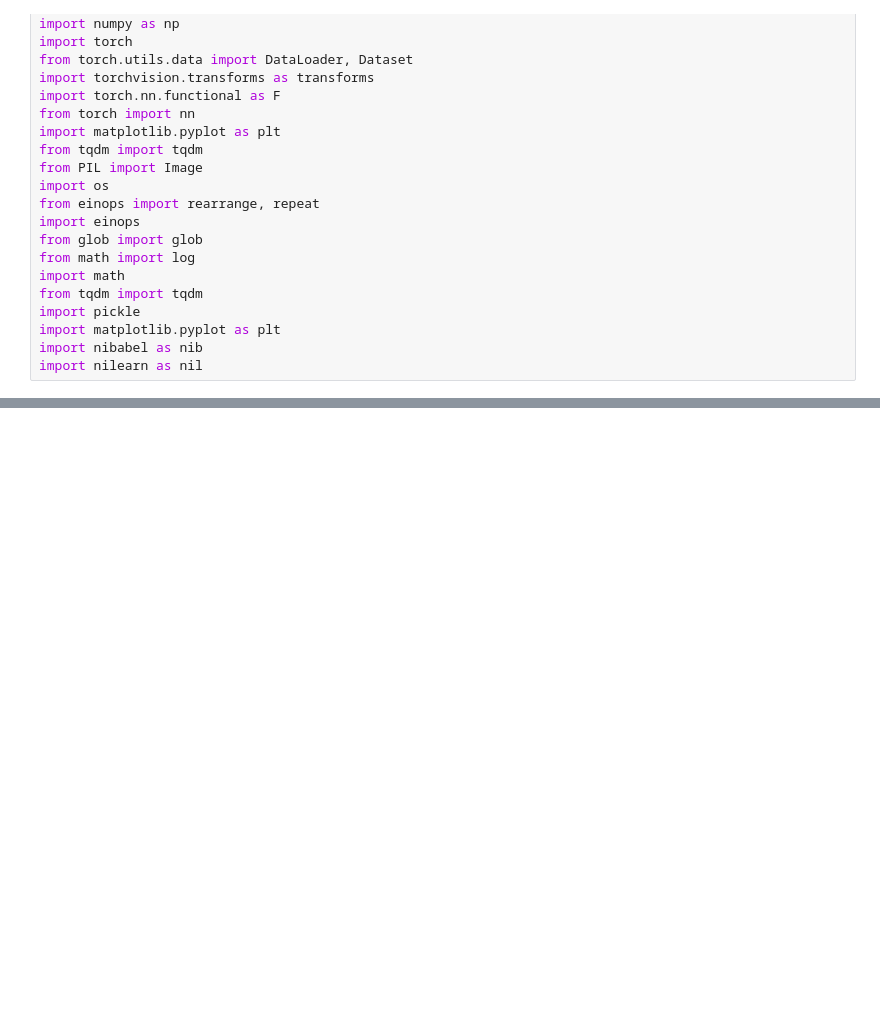
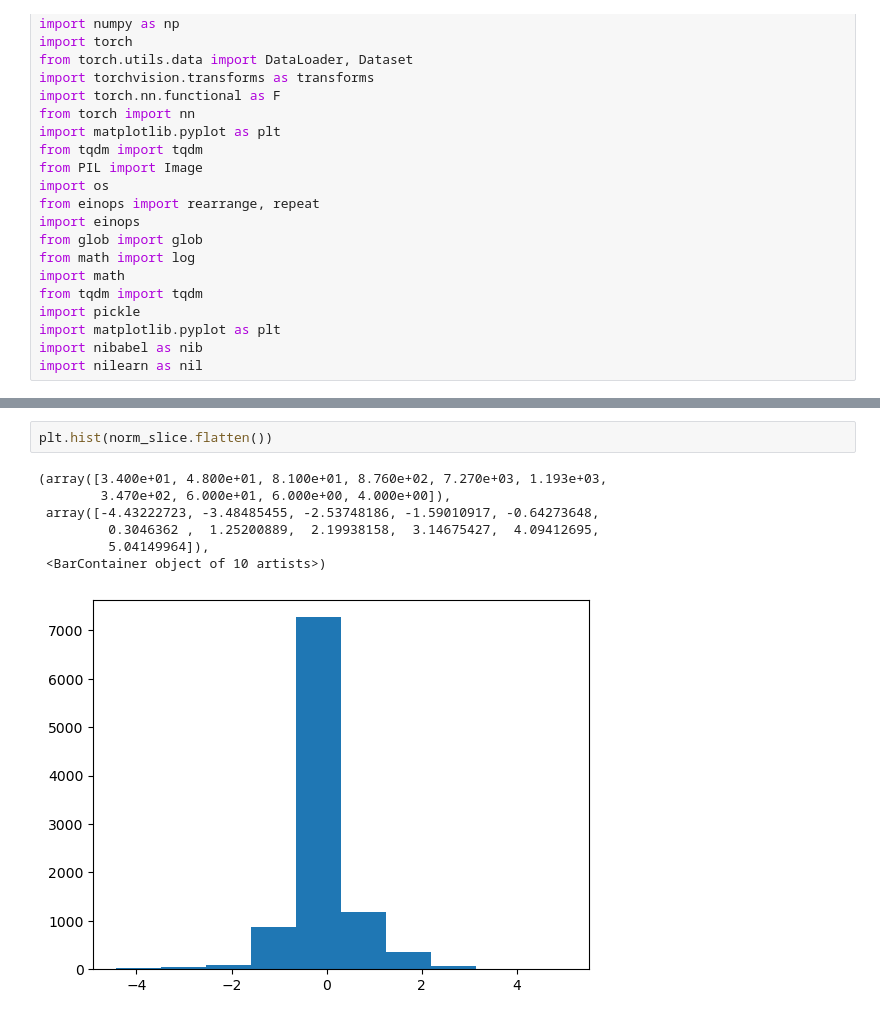
Before and after one commit to emicscs/SENeFR, a Jupyter notebook: src/static_slices.ipynb, the cells around one changed output, grey strips where cells are left out. Cells and saved outputs as stored; diff of their text form; blank space fills up the shorter version.

```diff
--- a/src/static_slices.ipynb
+++ b/src/static_slices.ipynb
@@ -287,0 +159,10 @@ memory usage: 232.6 KB
+# %%
+plt.hist(norm_slice.flatten())
+# %% [output]
+(array([3.400e+01, 4.800e+01, 8.100e+01, 8.760e+02, 7.270e+03, 1.193e+03,
+        3.470e+02, 6.000e+01, 6.000e+00, 4.000e+00]),
+ array([-4.43222723, -3.48485455, -2.53748186, -1.59010917, -0.64273648,
+         0.3046362 ,  1.25200889,  2.19938158,  3.14675427,  4.09412695,
+         5.04149964]),
+ <BarContainer object of 10 artists>)
+[figure, added]
```
Also changed, not shown: parts of 24 cells of this notebook, 10 other files.
